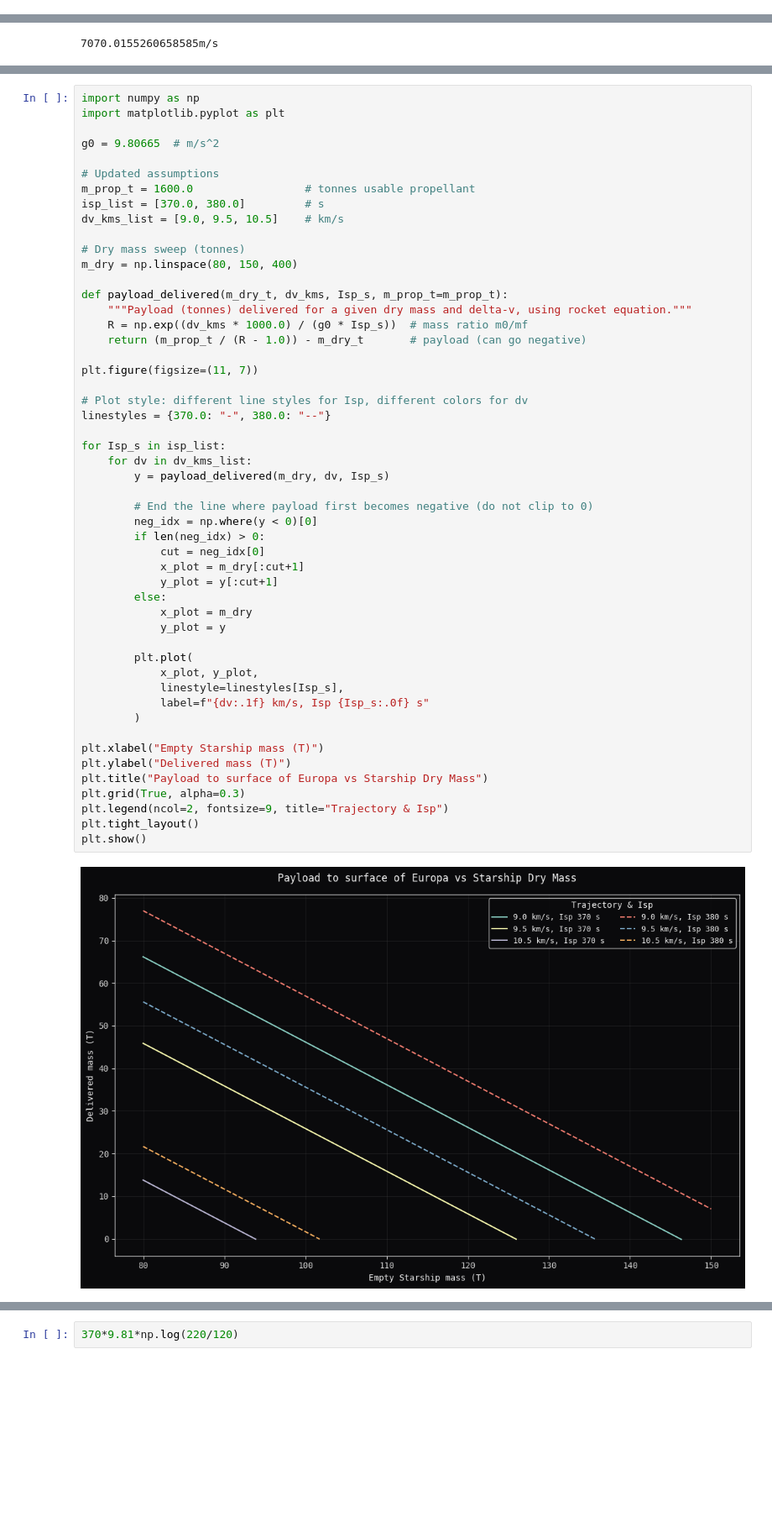
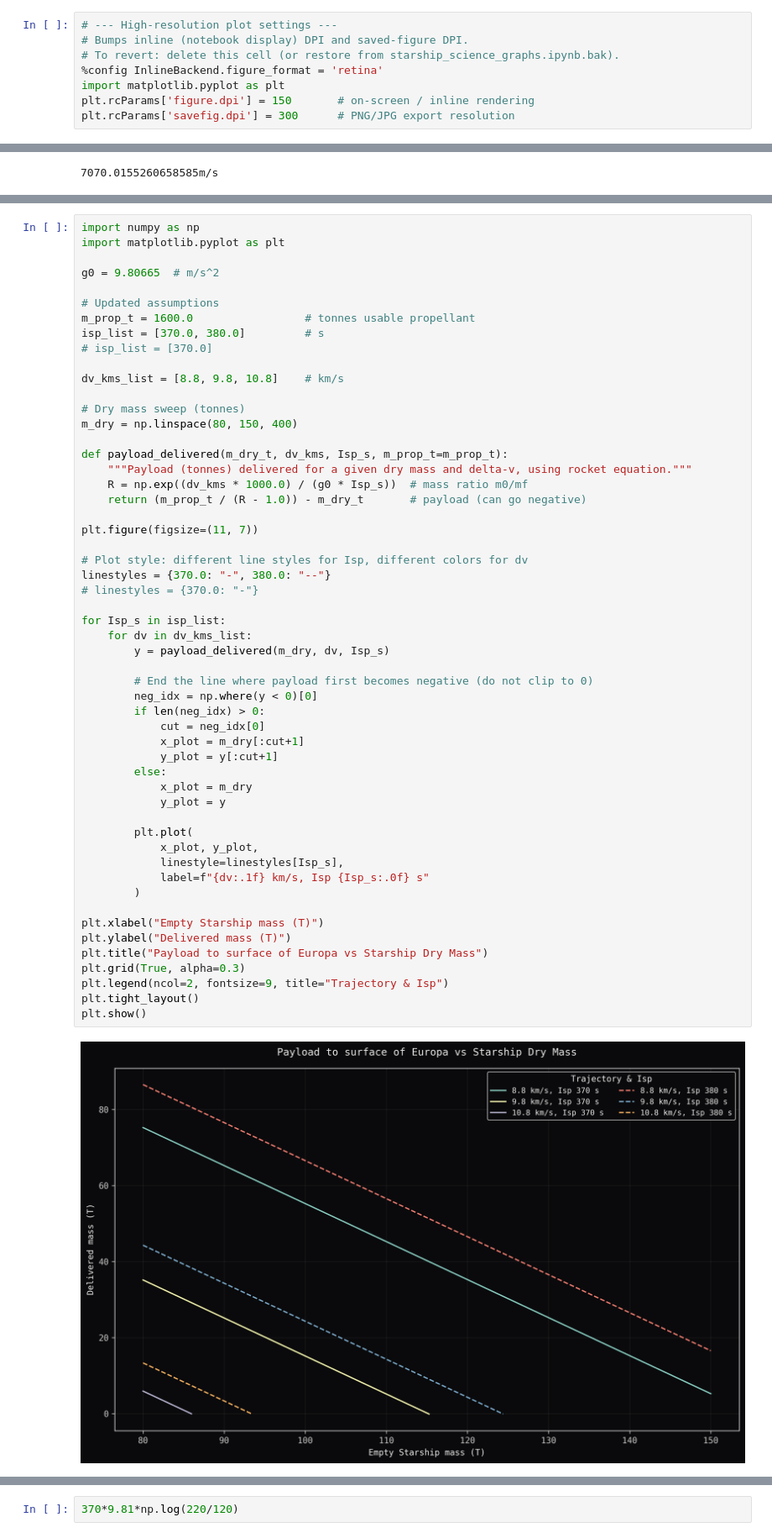
Before and after one commit to jackSN8/Starship_outer_planets_missions, a Jupyter notebook: starship_science_graphs.ipynb, the cells around one changed output, grey strips where cells are left out. Shown at 84% size. Saved outputs shown, nothing was run; the diff lists cells and outputs as text; blank space fills up the shorter version.

```diff
--- a/starship_science_graphs.ipynb
+++ b/starship_science_graphs.ipynb
@@ -1,3 +1,11 @@
+# %%
+# --- High-resolution plot settings ---
+# Bumps inline (notebook display) DPI and saved-figure DPI.
+# To revert: delete this cell (or restore from starship_science_graphs.ipynb.bak).
+%config InlineBackend.figure_format = 'retina'
+import matplotlib.pyplot as plt
+plt.rcParams['figure.dpi'] = 150       # on-screen / inline rendering
+plt.rcParams['savefig.dpi'] = 300      # PNG/JPG export resolution
 # %%
 import matplotlib.pyplot as plt
 import numpy as np
@@ -338,7 +429,9 @@ g0 = 9.80665  # m/s^2
 # Updated assumptions
 m_prop_t = 1600.0                 # tonnes usable propellant
 isp_list = [370.0, 380.0]         # s
-dv_kms_list = [9.0, 9.5, 10.5]    # km/s
+# isp_list = [370.0]
+
+dv_kms_list = [8.8, 9.8, 10.8]    # km/s
 
 # Dry mass sweep (tonnes)
 m_dry = np.linspace(80, 150, 400)
@@ -352,36 +445,37 @@ plt.figure(figsize=(11, 7))
 
 # Plot style: different line styles for Isp, different colors for dv
 linestyles = {370.0: "-", 380.0: "--"}
+# linestyles = {370.0: "-"}
 
 for Isp_s in isp_list:
     for dv in dv_kms_list:
         y = payload_delivered(m_dry, dv, Isp_s)
 
         # End the line where payload first becomes negative (do not clip to 0)
         neg_idx = np.where(y < 0)[0]
         if len(neg_idx) > 0:
             cut = neg_idx[0]
             x_plot = m_dry[:cut+1]
             y_plot = y[:cut+1]
         else:
             x_plot = m_dry
             y_plot = y
 
         plt.plot(
             x_plot, y_plot,
             linestyle=linestyles[Isp_s],
             label=f"{dv:.1f} km/s, Isp {Isp_s:.0f} s"
         )
 
 plt.xlabel("Empty Starship mass (T)")
 plt.ylabel("Delivered mass (T)")
 plt.title("Payload to surface of Europa vs Starship Dry Mass")
 plt.grid(True, alpha=0.3)
 plt.legend(ncol=2, fontsize=9, title="Trajectory & Isp")
 plt.tight_layout()
 plt.show()
 # %% [output]
-[figure, old version]
+[figure, new version]
 # %%
 ##
 dv_used_pre_landing=7.43#8.83
```
Also changed, not shown: parts of 12 cells of this notebook, 14 other files.
